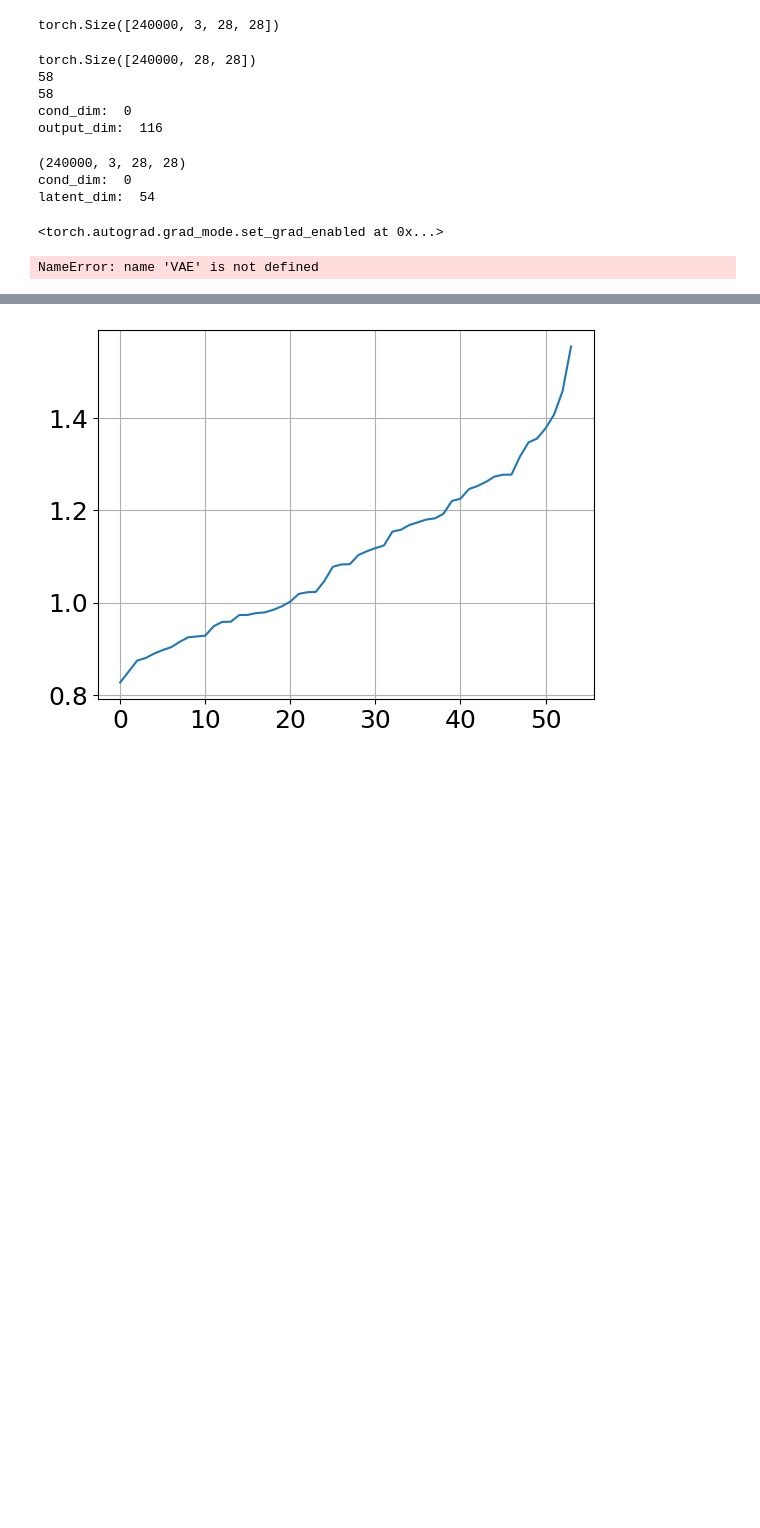
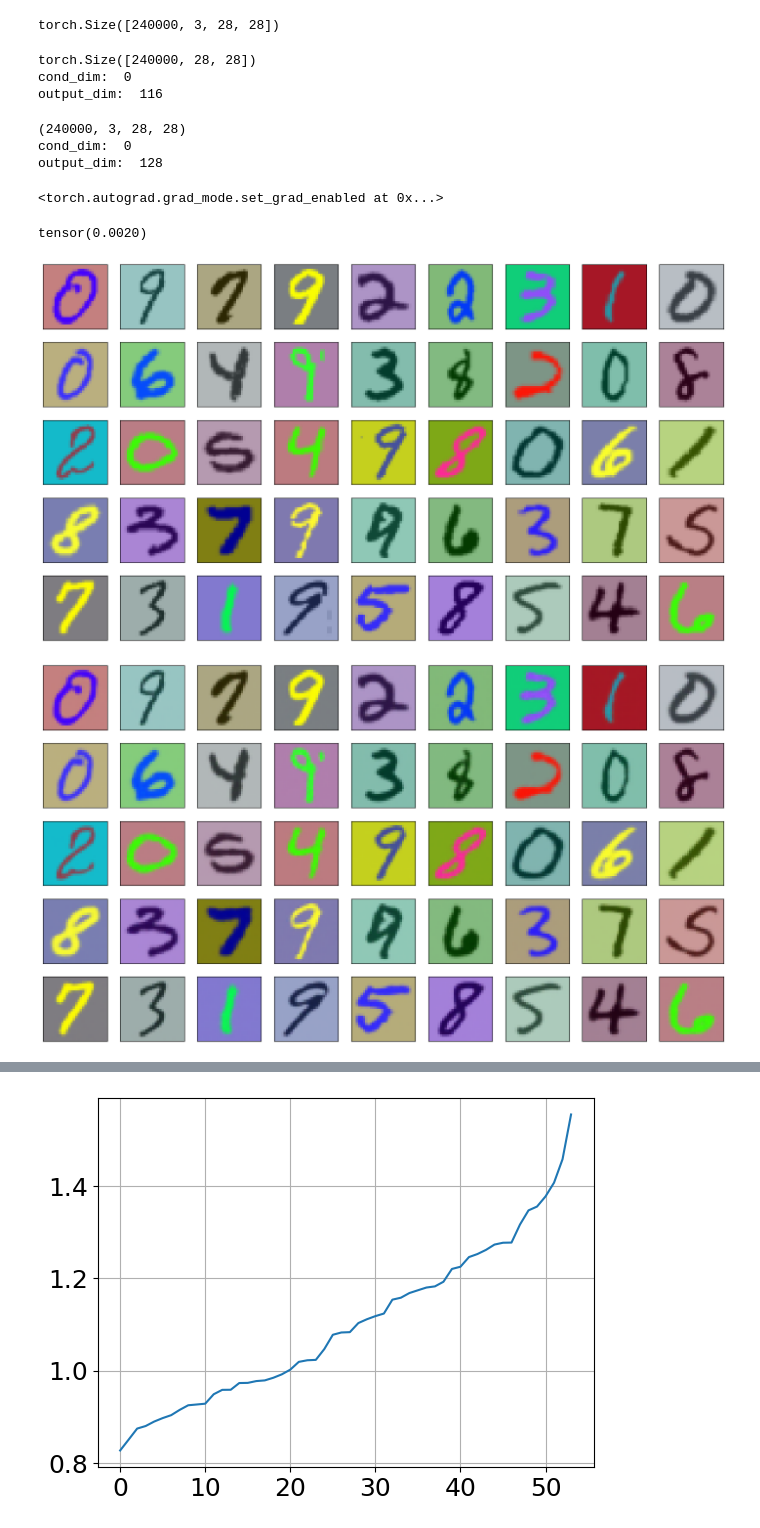
Before and after one commit to jovako/FFF_fiberlearning, a Jupyter notebook: notebooks/Fiber_Learning/Mnist-Copy1.ipynb, the cells around one changed output, grey strips where cells are left out. Drawn from its saved outputs; the diff is of its cells as text; code cells hidden in the pictures; blank space fills up the shorter version.

Commit message:
colormnist

```diff
--- a/notebooks/Fiber_Learning/Mnist-Copy1.ipynb
+++ b/notebooks/Fiber_Learning/Mnist-Copy1.ipynb
@@ -183,20 +183,18 @@ print(colorized_train.shape)
 torch.Size([240000, 3, 28, 28])
 # %%
 #checkpoint = lightning_trainable.utils.find_checkpoint(root="data/cc_mnist/subject_model28vae", version=1, epoch=274)
-VAE_dc = fff.FiberModel.load_from_checkpoint("data/cc_mnist/subject_model/checkpoints/best.ckpt")
+VAE_dc = fff.SomeModel.load_from_checkpoint("data/cc_mnist/subject_model/checkpoints/best.ckpt")
 # %% [output]
 torch.Size([240000, 28, 28])
-58
-58
 cond_dim:  0
 output_dim:  116
 # %%
 #checkpoint = lightning_trainable.utils.find_checkpoint(root="lightning_logs/Cnn_vae", version=2, epoch="last")
-VAE = fff.FiberModel.load_from_checkpoint("color_logs/C_vae__2000/version_0/checkpoints/last.ckpt")
+VAE = fff.FiberModel.load_from_checkpoint("lightning_logs/C_vae_64/version_2/checkpoints/last.ckpt")
 # %% [output]
 (240000, 3, 28, 28)
 cond_dim:  0
-latent_dim:  54
+output_dim:  128
 # %%
 torch.set_grad_enabled(False)
 # %% [output]
@@ -204,23 +202,25 @@ torch.set_grad_enabled(False)
 # %%
 colorized_test = Xt
 true_train_batch = colorized_test
 train_conditioned = VAE.apply_conditions((true_train_batch,))
 true_train_c = train_conditioned.condition
 true_train_samples = train_conditioned.x0
 batch_size = VAE.hparams.batch_size
 device = VAE.device
 
 true_train_z = torch.cat([
-    VAE.encode(batch.to(device), c_batch.to(device))[0].cpu()
+    VAE.encode(batch.to(device), c_batch.to(device)).cpu()
     for batch, c_batch in zip(true_train_samples.split(batch_size), true_train_c.split(batch_size))
 ])
 true_train_rec = torch.cat([
     VAE.decode(batch.to(device), c_batch.to(device)).cpu()
     for batch, c_batch in zip(true_train_z.split(batch_size), true_train_c.split(batch_size))
 ])
 plot_images_28(torch.abs(true_train_batch.reshape(-1,3,28,28)), n_rows=5)
 plot_images_28(torch.abs(true_train_rec.reshape(-1,3,28,28)), n_rows=5)
 plot_images_28(torch.abs((true_train_rec.reshape(-1,3,28,28)-true_train_batch).reshape(-1,3,28,28)), n_rows=5)
 print(torch.min(true_train_rec.reshape(-1,3,28,28)))
 # %% [output]
-NameError: name 'VAE' is not defined
+tensor(0.0020)
+[figure, added]
+[figure, added]
```
Also changed, not shown: parts of 6 cells of this notebook, 5 other files.
